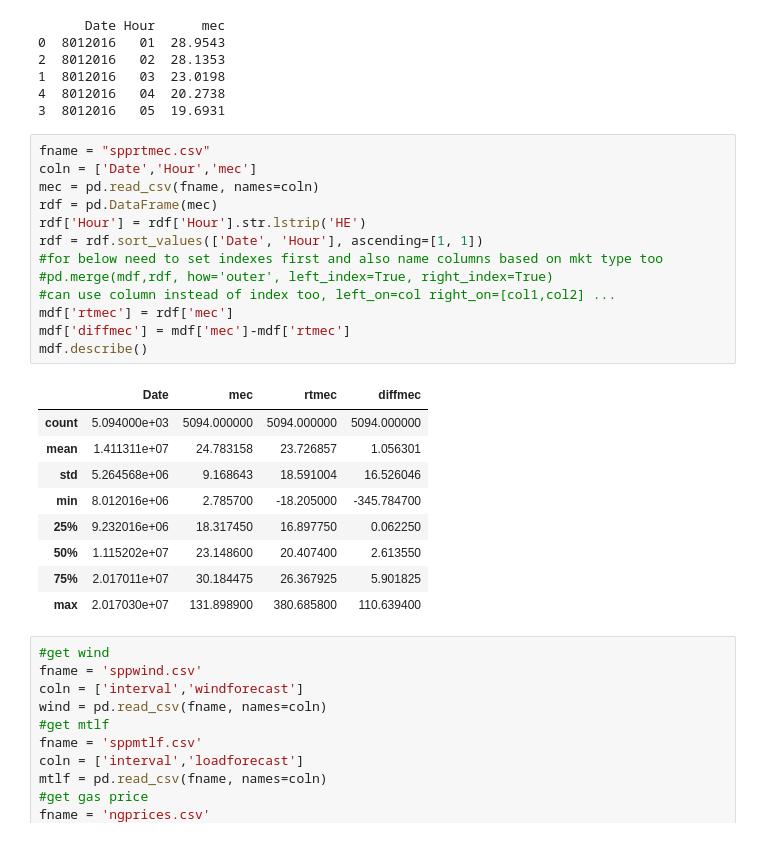
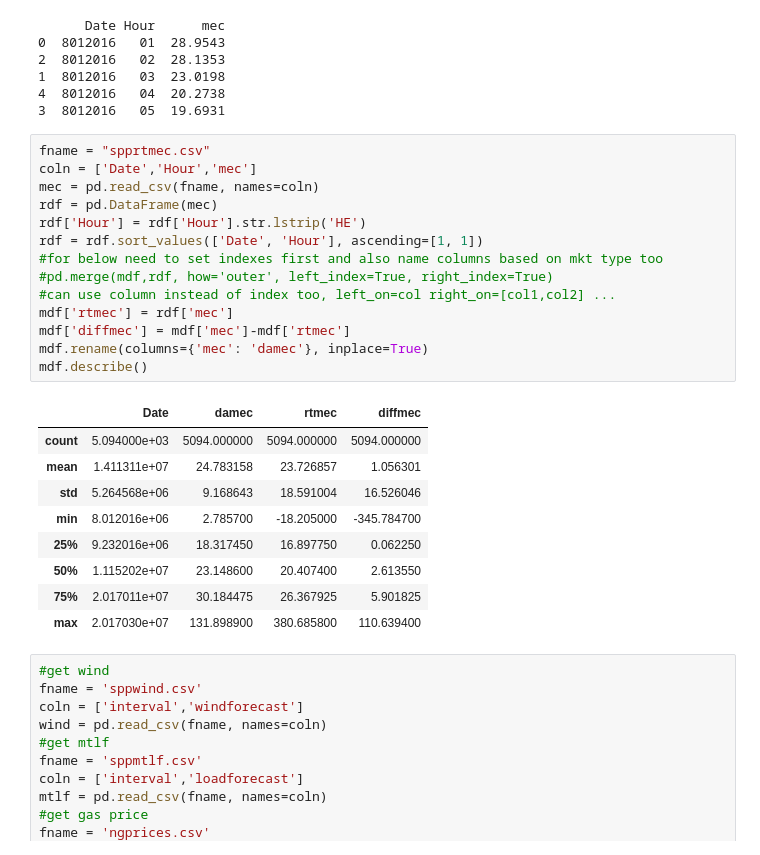
Before and after one commit to drewgray/spp-da-price-forecast, a Jupyter notebook: SPP_dart_prices.ipynb, the cells around one changed output. Drawn from its saved outputs; the diff is of its cells as text.

```diff
--- a/SPP_dart_prices.ipynb
+++ b/SPP_dart_prices.ipynb
@@ -37,18 +37,19 @@ print(mdf.head())
 # %%
 fname = "spprtmec.csv"
 coln = ['Date','Hour','mec']
 mec = pd.read_csv(fname, names=coln)
 rdf = pd.DataFrame(mec)
 rdf['Hour'] = rdf['Hour'].str.lstrip('HE')
 rdf = rdf.sort_values(['Date', 'Hour'], ascending=[1, 1])
 #for below need to set indexes first and also name columns based on mkt type too
 #pd.merge(mdf,rdf, how='outer', left_index=True, right_index=True)
 #can use column instead of index too, left_on=col right_on=[col1,col2] ...
 mdf['rtmec'] = rdf['mec']
 mdf['diffmec'] = mdf['mec']-mdf['rtmec']
+mdf.rename(columns={'mec': 'damec'}, inplace=True)
 mdf.describe()
 # %% [output]
-|  | Date | mec | rtmec | diffmec |
+|  | Date | damec | rtmec | diffmec |
 | count | 5.094000e+03 | 5094.000000 | 5094.000000 | 5094.000000 |
 | mean | 1.411311e+07 | 24.783158 | 23.726857 | 1.056301 |
 | std | 5.264568e+06 | 9.168643 | 18.591004 | 16.526046 |
```
Also changed, not shown: parts of 7 cells of this notebook.
